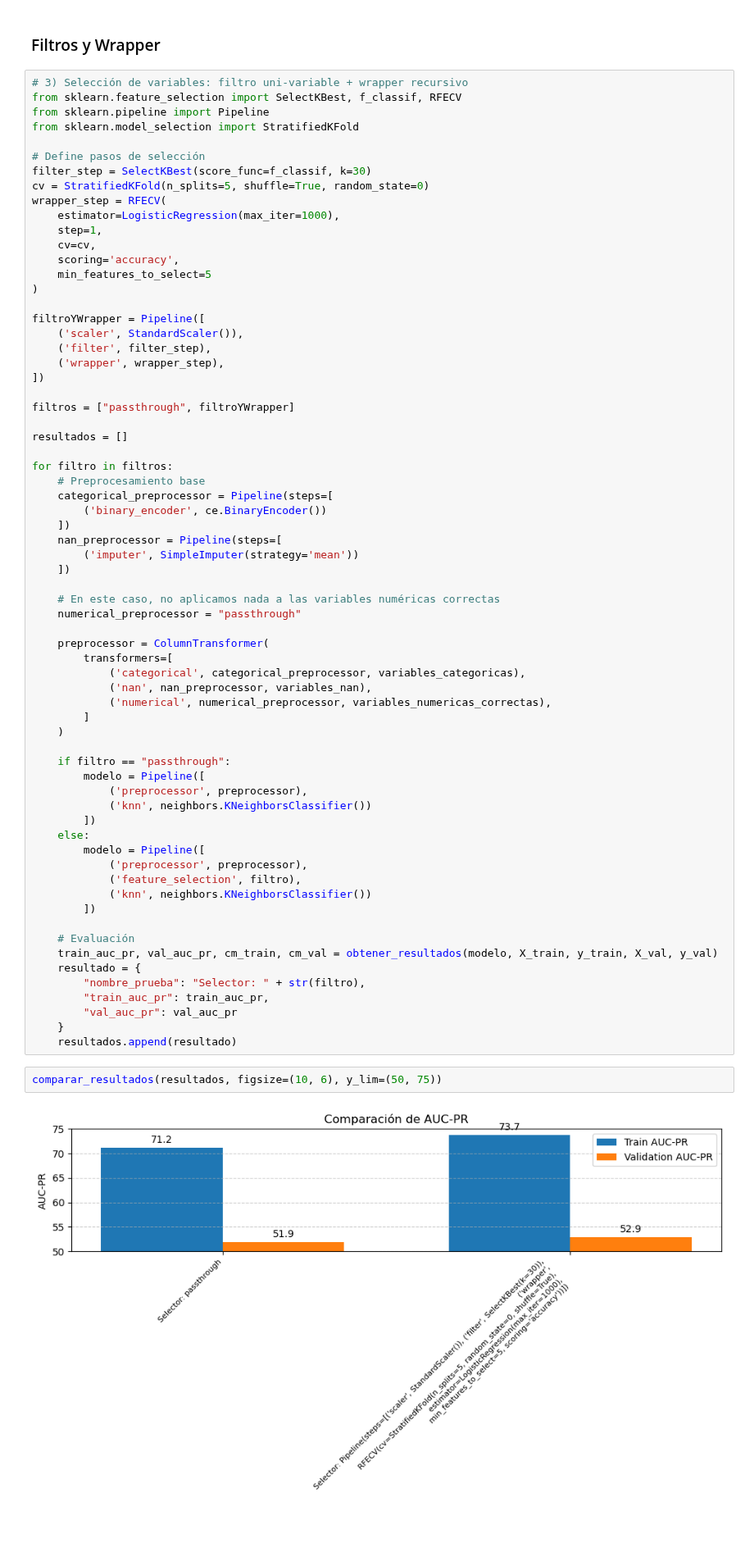
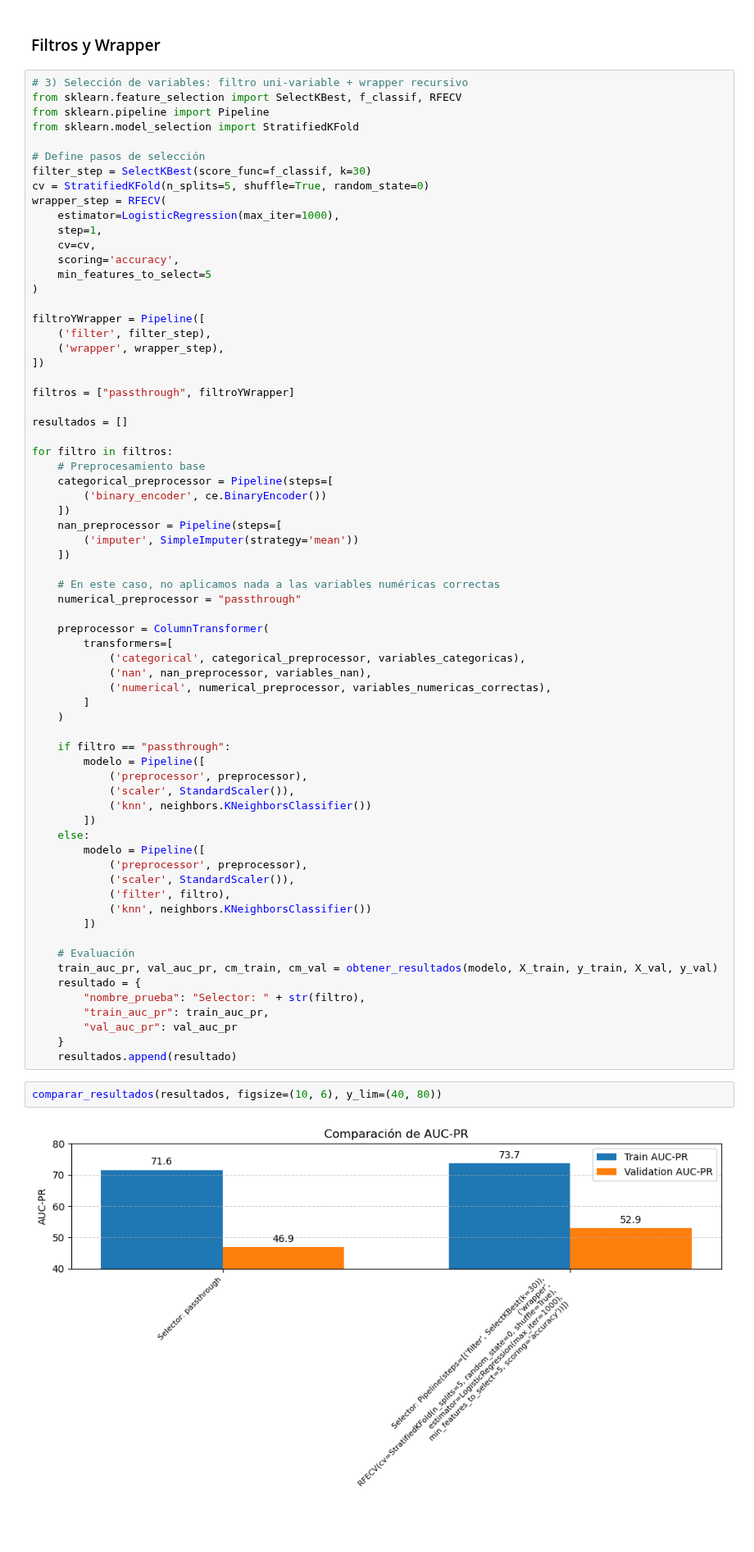
Before and after one commit to GOIH/MineriaDatos, a Jupyter notebook: analisis.ipynb, the cells around one changed output. Shown at 82% size. Saved outputs shown, nothing was run; the diff lists cells and outputs as text.

Commit message:
filtro y wrapper

```diff
--- a/analisis.ipynb
+++ b/analisis.ipynb
@@ -1080,7 +1080,6 @@ wrapper_step = RFECV(
 )
 
 filtroYWrapper = Pipeline([
-    ('scaler', StandardScaler()),
     ('filter', filter_step),
     ('wrapper', wrapper_step),
 ])
@@ -1112,12 +1111,14 @@ for filtro in filtros:
     if filtro == "passthrough":
         modelo = Pipeline([
             ('preprocessor', preprocessor),
+            ('scaler', StandardScaler()),
             ('knn', neighbors.KNeighborsClassifier())
         ])
     else:
         modelo = Pipeline([
             ('preprocessor', preprocessor),
-            ('feature_selection', filtro),
+            ('scaler', StandardScaler()),
+            ('filter', filtro),
             ('knn', neighbors.KNeighborsClassifier())
         ])
 
@@ -1130,6 +1131,6 @@ for filtro in filtros:
     }
     resultados.append(resultado)
 # %%
-comparar_resultados(resultados, figsize=(10, 6), y_lim=(50, 75))
+comparar_resultados(resultados, figsize=(10, 6), y_lim=(40, 80))
 # %% [output]
-[figure, old version]
+[figure, new version]
```
